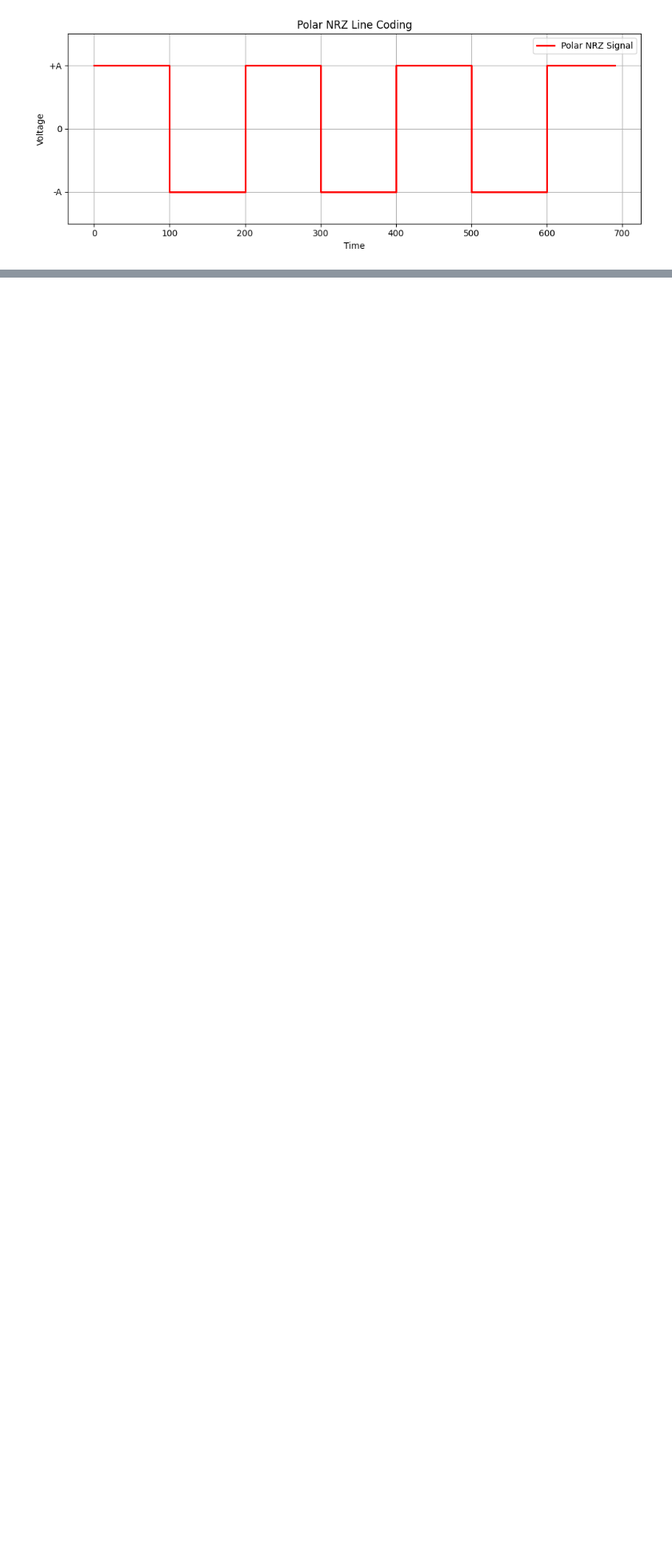
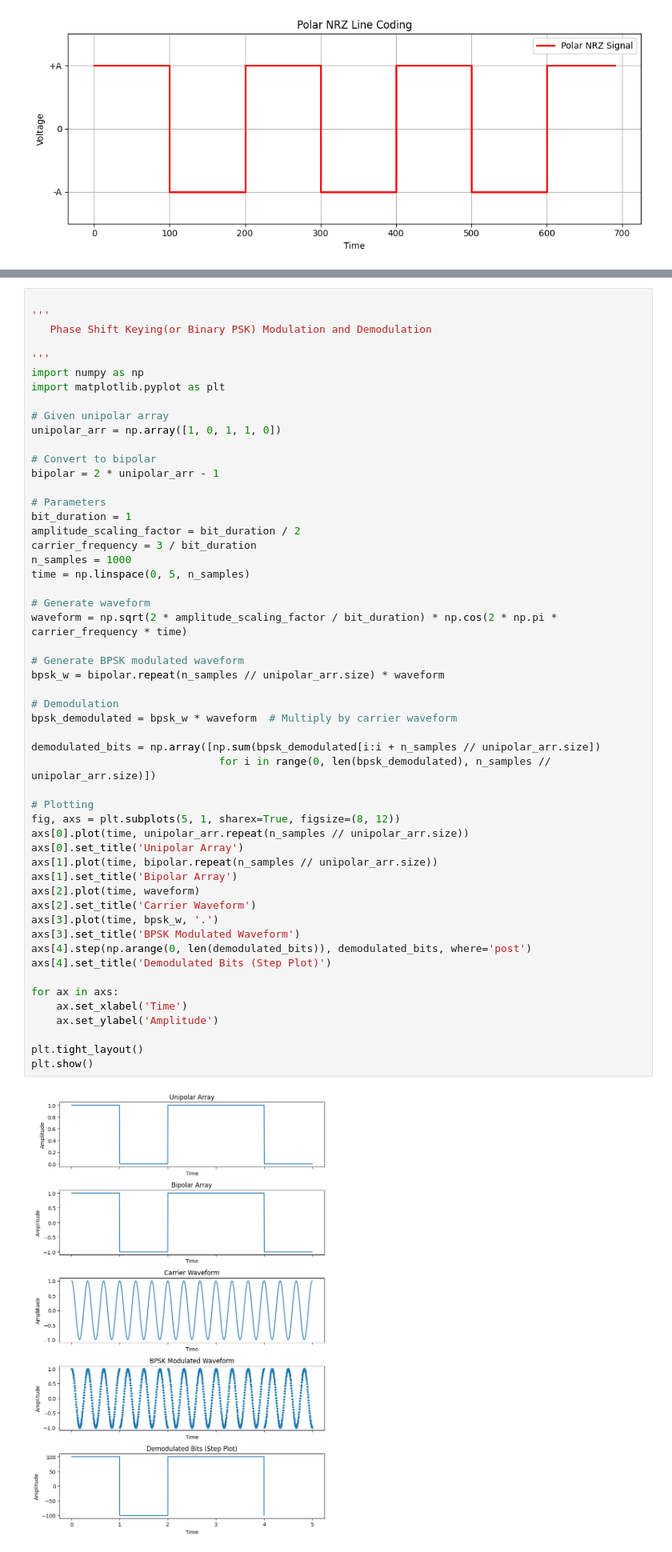
Before and after one commit to Sagor0078/AI, a Jupyter notebook: Digital_Communication_Lab.ipynb, the cells around one changed output, grey strips where cells are left out. Shown at 80% size. Saved outputs shown, nothing was run; the diff lists cells and outputs as text; blank space fills up the shorter version.

```diff
--- a/Digital_Communication_Lab.ipynb
+++ b/Digital_Communication_Lab.ipynb
@@ -838,0 +959,55 @@ plt.show()
+# %%
+
+'''
+   Phase Shift Keying(or Binary PSK) Modulation and Demodulation
+
+'''
+import numpy as np
+import matplotlib.pyplot as plt
+
+# Given unipolar array
+unipolar_arr = np.array([1, 0, 1, 1, 0])
+
+# Convert to bipolar
+bipolar = 2 * unipolar_arr - 1
+
+# Parameters
+bit_duration = 1
+amplitude_scaling_factor = bit_duration / 2
+carrier_frequency = 3 / bit_duration
+n_samples = 1000
+time = np.linspace(0, 5, n_samples)
+
+# Generate waveform
+waveform = np.sqrt(2 * amplitude_scaling_factor / bit_duration) * np.cos(2 * np.pi * carrier_frequency * time)
+
+# Generate BPSK modulated waveform
+bpsk_w = bipolar.repeat(n_samples // unipolar_arr.size) * waveform
+
+# Demodulation
+bpsk_demodulated = bpsk_w * waveform  # Multiply by carrier waveform
+
+demodulated_bits = np.array([np.sum(bpsk_demodulated[i:i + n_samples // unipolar_arr.size])
+                              for i in range(0, len(bpsk_demodulated), n_samples // unipolar_arr.size)])
+
+# Plotting
+fig, axs = plt.subplots(5, 1, sharex=True, figsize=(8, 12))
+axs[0].plot(time, unipolar_arr.repeat(n_samples // unipolar_arr.size))
+axs[0].set_title('Unipolar Array')
+axs[1].plot(time, bipolar.repeat(n_samples // unipolar_arr.size))
+axs[1].set_title('Bipolar Array')
+axs[2].plot(time, waveform)
+axs[2].set_title('Carrier Waveform')
+axs[3].plot(time, bpsk_w, '.')
+axs[3].set_title('BPSK Modulated Waveform')
+axs[4].step(np.arange(0, len(demodulated_bits)), demodulated_bits, where='post')
+axs[4].set_title('Demodulated Bits (Step Plot)')
+
+for ax in axs:
+    ax.set_xlabel('Time')
+    ax.set_ylabel('Amplitude')
+
+plt.tight_layout()
+plt.show()
+# %% [output]
+[figure, added]
```
Also changed, not shown: parts of 3 cells of this notebook.
